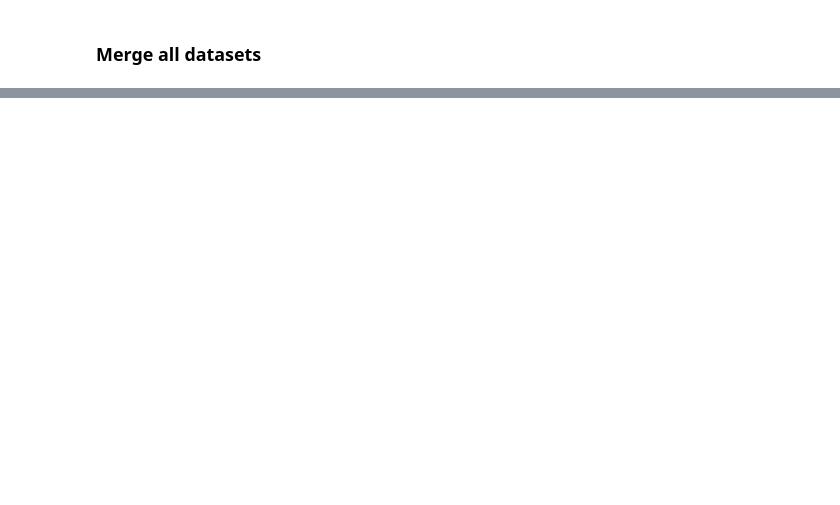
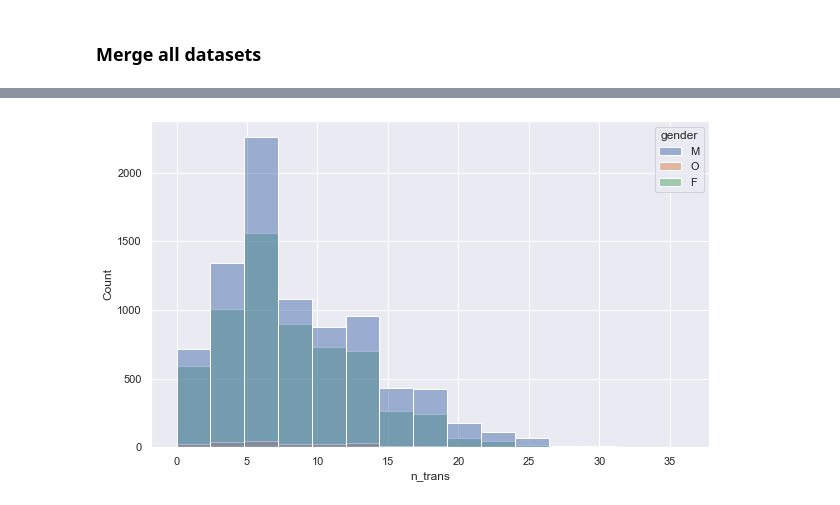
Before and after one commit to Sarmilan-Siva/starbucks-capstone-challenge, a Jupyter notebook: Starbucks_Capstone_notebook.ipynb, the cells around one changed output, grey strips where cells are left out. Cells and saved outputs as stored; diff of their text form; code cells hidden in the pictures; blank space fills up the shorter version.

```diff
--- a/Starbucks_Capstone_notebook.ipynb
+++ b/Starbucks_Capstone_notebook.ipynb
@@ -229,0 +317,7 @@ df_transall =   df_tsall.replace({'offer_id' : offer_names})
+# %%
+sns.set(style="darkgrid")
+plt.figure(figsize=(10, 6))
+sns.histplot(data=df_ind_amount, x="n_trans", bins=15, hue="gender")
+plt.show()
+# %% [output]
+[figure, added]
```
Also changed, not shown: parts of 59 cells of this notebook, 2 other files.
